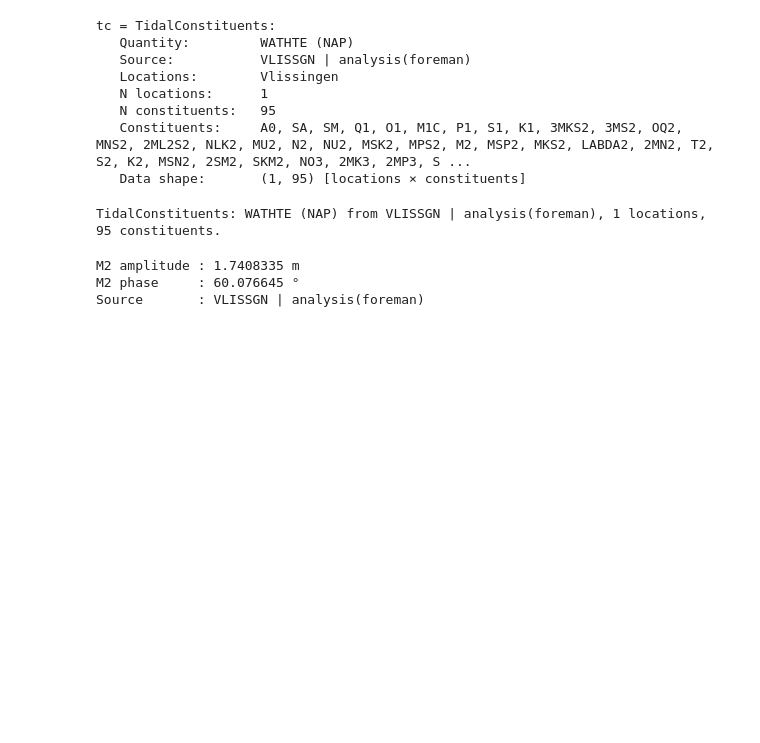
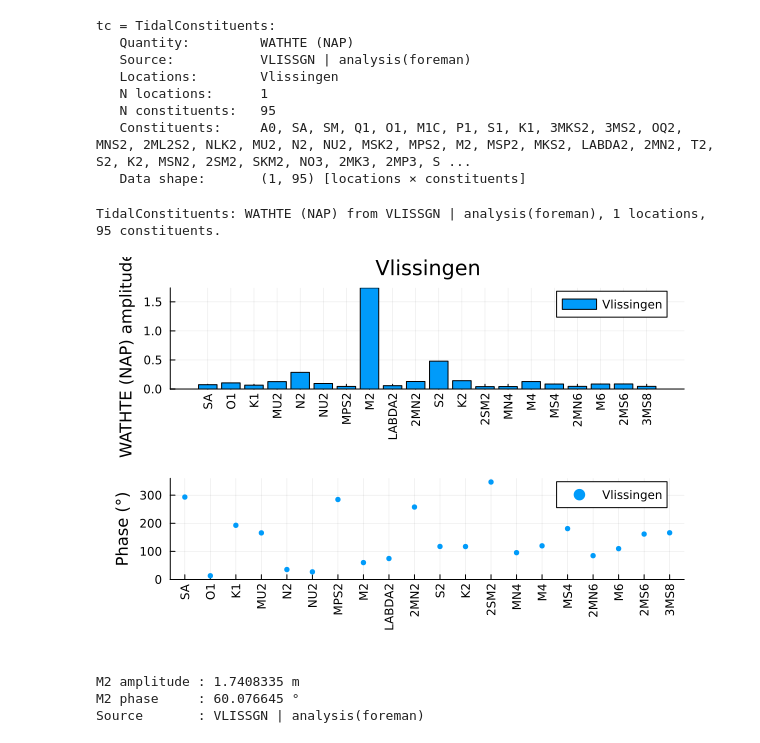
Before and after one commit to Deltares-research/AIHydroPoints.jl, a Jupyter notebook: example_foreman.ipynb, the cells around one changed output. Cells and saved outputs as stored; diff of their text form; code cells hidden in the pictures; blank space fills up the shorter version.

```diff
--- a/example_foreman.ipynb
+++ b/example_foreman.ipynb
@@ -82,6 +77,11 @@ tc = TidalConstituents:
    Constituents:     A0, SA, SM, Q1, O1, M1C, P1, S1, K1, 3MKS2, 3MS2, OQ2, MNS2, 2ML2S2, NLK2, MU2, N2, NU2, MSK2, MPS2, M2, MSP2, MKS2, LABDA2, 2MN2, T2, S2, K2, MSN2, 2SM2, SKM2, NO3, 2MK3, 2MP3, S ...
    Data shape:       (1, 95) [locations × constituents]
 TidalConstituents: WATHTE (NAP) from VLISSGN | analysis(foreman), 1 locations, 95 constituents.
+# %%
+# Plot the tidal constituents (top 20 by amplitude, sorted by frequency)
+plot(tc)
+# %% [output]
+[figure, added]
 # %%
 # Inspect results
 A     = get_amplitudes(tc)
```
Also changed, not shown: parts of 5 cells of this notebook, 1 other file.
